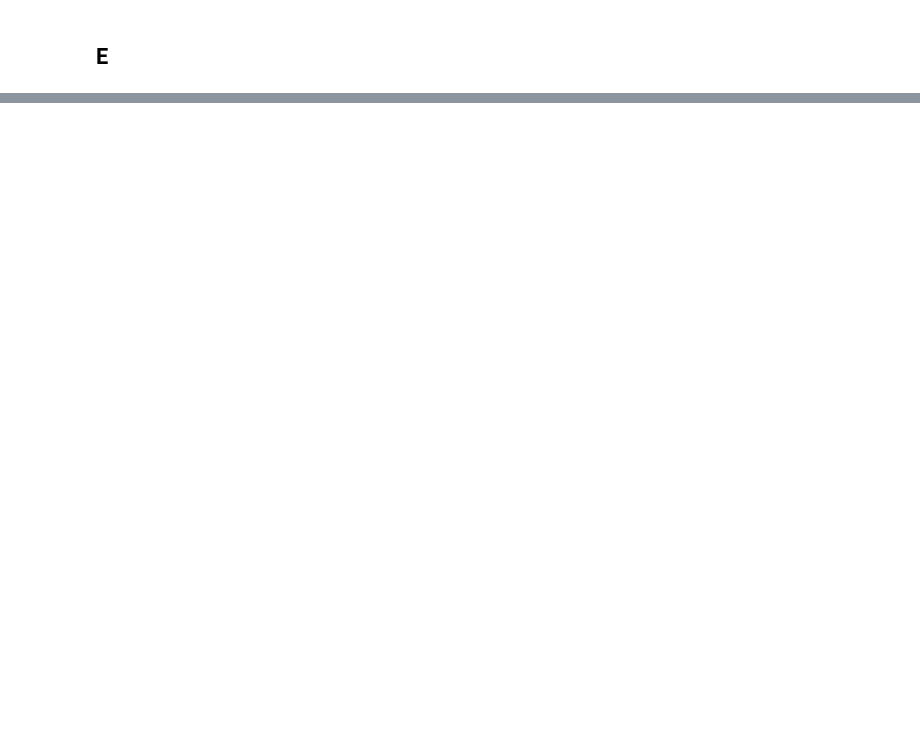
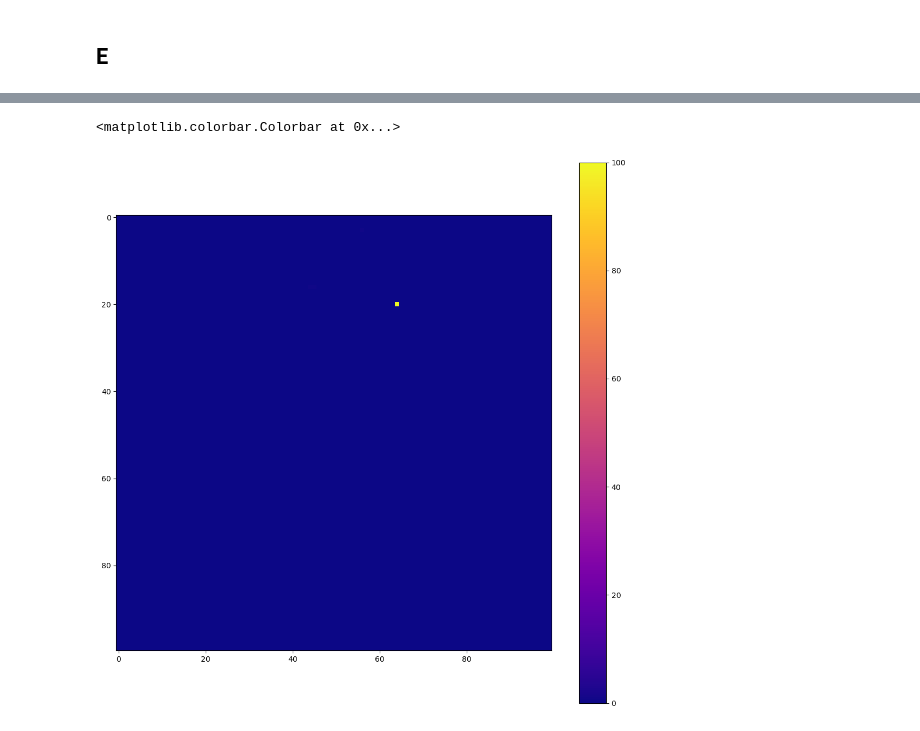
Before and after one commit to JuanSandalinas/Scientific-Computing, a Jupyter notebook: Set 3/Questions.ipynb, the cells around one changed output, grey strips where cells are left out. Saved outputs shown, nothing was run; the diff lists cells and outputs as text; code cells hidden in the pictures; blank space fills up the shorter version.

```diff
--- a/Set 3/Questions.ipynb
+++ b/Set 3/Questions.ipynb
@@ -413,0 +459,10 @@ b = np.zeros(N)
+# %%
+fig,axs = plt.subplots(1,1, figsize = (13,13))
+
+
+im = axs.imshow(v_conv(c,circle.M_g), cmap= 'plasma')
+
+fig.colorbar(im, ax=axs, orientation='vertical')
+# %% [output]
+<matplotlib.colorbar.Colorbar at 0x...>
+[figure, added]
```
Also changed, not shown: parts of 16 cells of this notebook, 1 other file.
